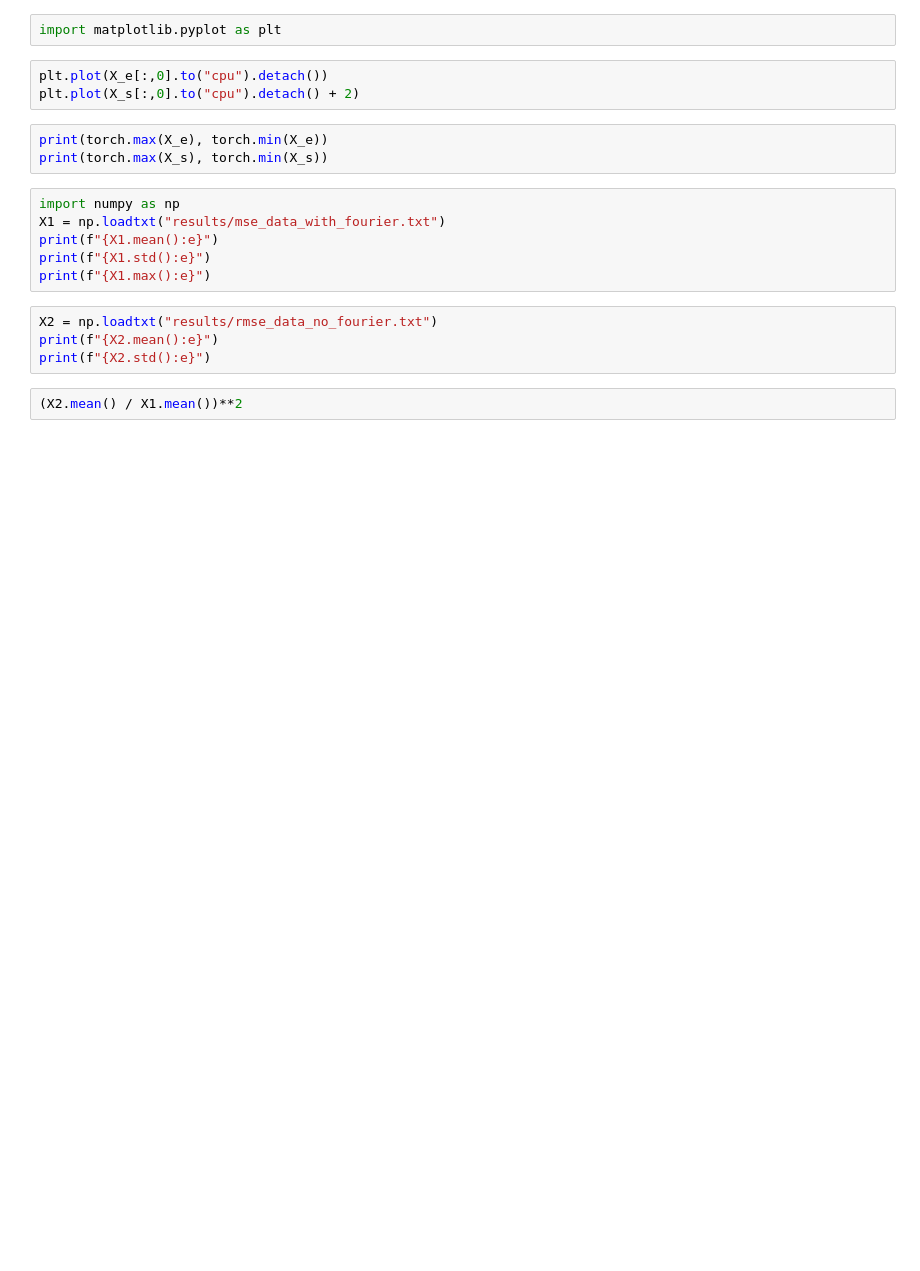
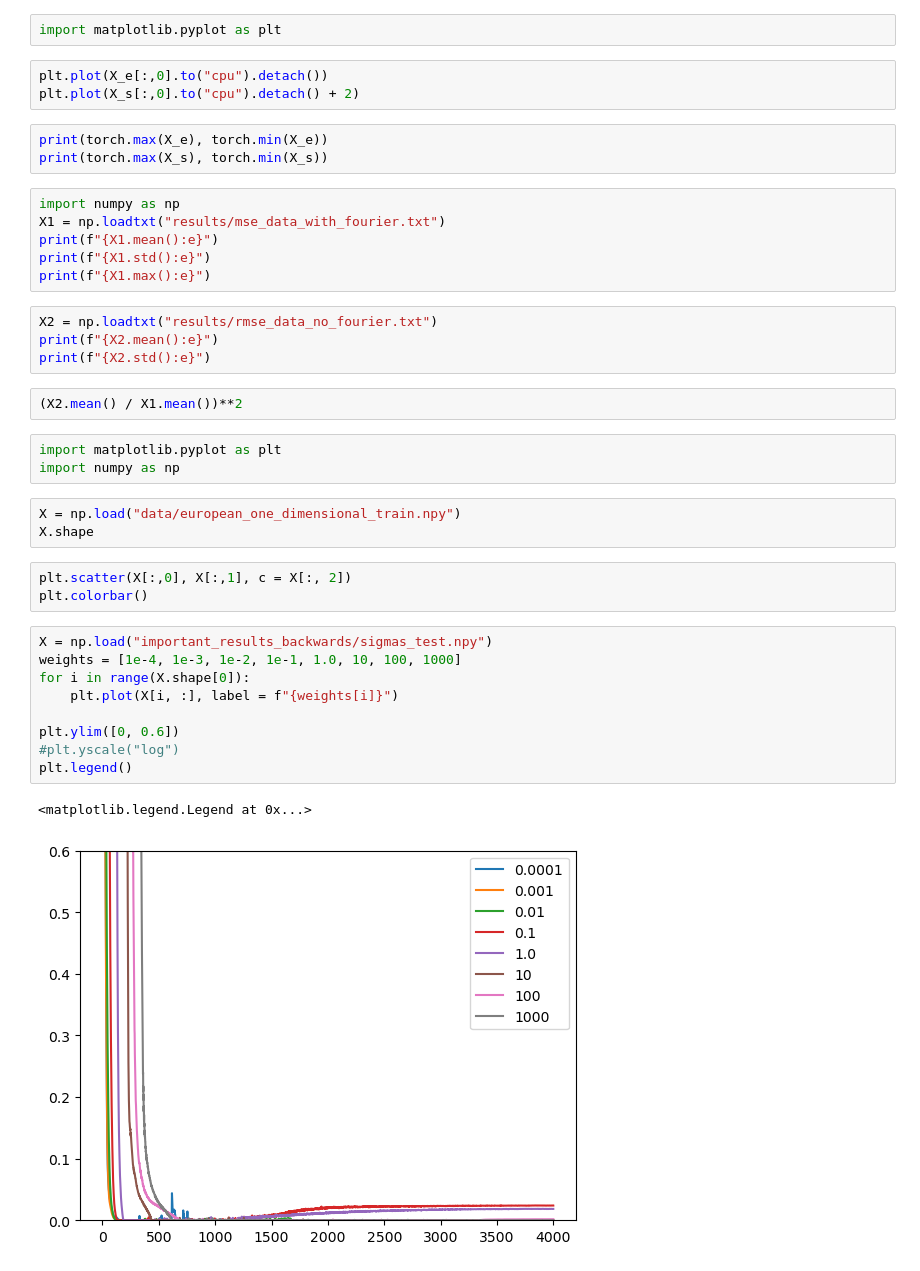
Before and after one commit to SigurdHuse/master_project, a Jupyter notebook: test.ipynb, the cells around one changed output. Drawn from its saved outputs; the diff is of its cells as text; blank space fills up the shorter version.

Commit message:
Change backwards problem

```diff
--- a/test.ipynb
+++ b/test.ipynb
@@ -173,3 +173,24 @@ print(f"{X2.mean():e}")
 print(f"{X2.std():e}")
 # %%
 (X2.mean() / X1.mean())**2
+# %%
+import matplotlib.pyplot as plt
+import numpy as np
+# %%
+X = np.load("data/european_one_dimensional_train.npy")
+X.shape
+# %%
+plt.scatter(X[:,0], X[:,1], c = X[:, 2])
+plt.colorbar()
+# %%
+X = np.load("important_results_backwards/sigmas_test.npy")
+weights = [1e-4, 1e-3, 1e-2, 1e-1, 1.0, 10, 100, 1000]
+for i in range(X.shape[0]):
+    plt.plot(X[i, :], label = f"{weights[i]}")
+
+plt.ylim([0, 0.6])
+#plt.yscale("log")
+plt.legend()
+# %% [output]
+<matplotlib.legend.Legend at 0x...>
+[figure, added]
```
Also changed, not shown: 9 other files.
